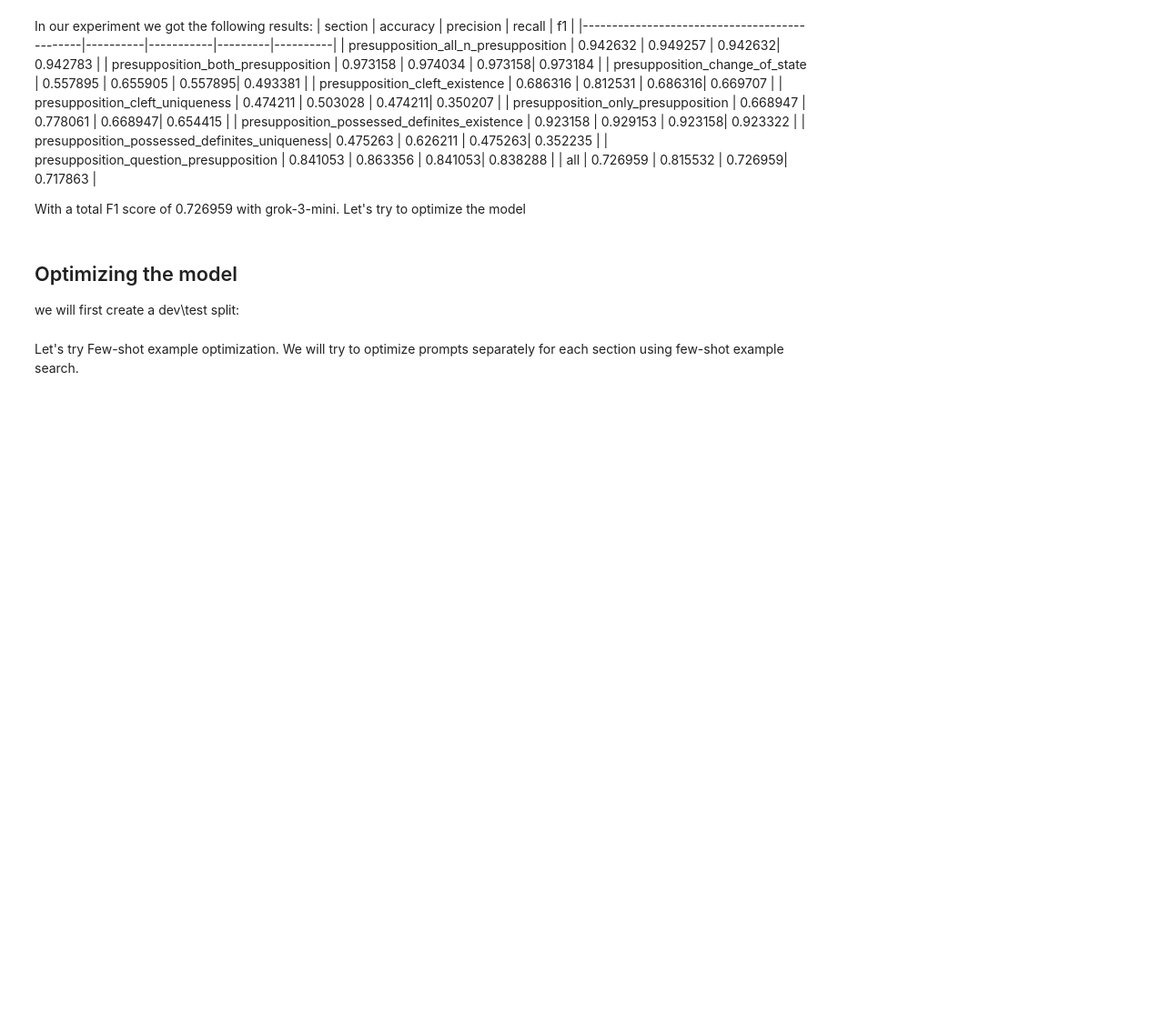
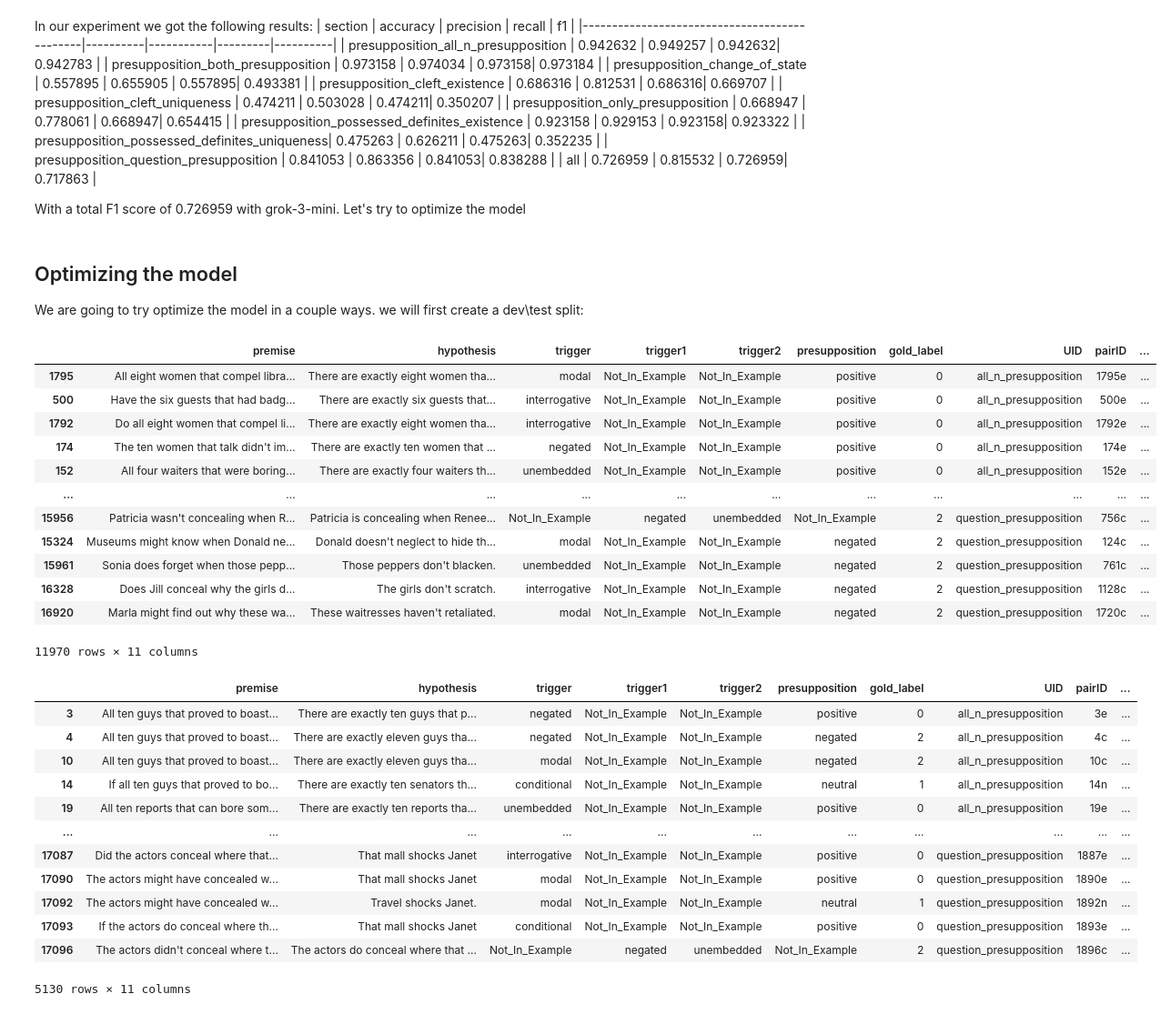
Before and after one commit to lotem1995/nlp-with-llms-2025-hw2, a Jupyter notebook: imppres_llm_baseline.ipynb, the cells around one changed output. Shown: that part at 91% size. Cells and saved outputs as stored; diff of their text form; code cells hidden in the pictures; blank space fills up the shorter version.

```diff
--- a/imppres_llm_baseline.ipynb
+++ b/imppres_llm_baseline.ipynb
@@ -99,16 +161,13 @@ import pandas as pd
 # Convert to DSPy Example objects
 dspy_examples = {}
 for section_name, section in dataset.items():
-    key = next(iter(section.keys()))
-    ds = section[key]
     dspy_examples[section_name] = [
         dspy.Example(
             premise=ex['premise'],
             hypothesis=ex['hypothesis'],
             label=label_names[ex['gold_label']]
         ).with_inputs("premise", "hypothesis")
-        for ex in ds
+        for ex in section
     ]
 
 df = pd.DataFrame(dspy_examples)
-display(df)
@@ -245,4 +318,5 @@ In our experiment we got the following results:
 With a total F1 score of 0.726959 with grok-3-mini. Let's try to optimize the model
 # %% [markdown]
 ## Optimizing the model
+We are going to try optimize the model in a couple ways.
 we will first create a dev\test split:
@@ -249,18 +328,45 @@ we will first create a dev\test split:
 # %%
-import random
+from numpy import random
+rng = random.default_rng(42)
 
-dev_data = {}
-test_data = {}
+def stratified_split(df, frac=0.7):
+    idx_dev = []
+    for (sec, lab), g in df.groupby(["section","gold_label"]):
+        n = int(len(g)*frac)
+        idx = rng.permutation(g.index)
+        idx_dev.extend(idx[:n])
+    dev = df.loc[idx_dev]
+    test = df.drop(idx_dev)
+    return dev, test
 
-for sec, examples in dspy_examples.items():
-    random.shuffle(examples)
-    n = len(examples)
-    split_point = int(0.7 * n)  # e.g., 70% dev, 30% test
-
-    dev_data[sec] = examples[:split_point]
-    test_data[sec] = examples[split_point:]
-display(pd.DataFrame(dev_data))
-display(pd.DataFrame(test_data))
+dev_df, test_df = stratified_split(combined_df)
-# %% [markdown]
-Let's try Few-shot example optimization.
-We will try to optimize prompts separately for each section using few-shot example search.
+# %%
+display(pd.DataFrame(dev_df))
+display(pd.DataFrame(test_df))
+# %% [output]
+|  | premise | hypothesis | trigger | trigger1 | trigger2 | presupposition | gold_label | UID | pairID | ... |
+| 1795 | All eight women that compel libra... | There are exactly eight women tha... | modal | Not_In_Example | Not_In_Example | positive | 0 | all_n_presupposition | 1795e | ... |
+| 500 | Have the six guests that had badg... | There are exactly six guests that... | interrogative | Not_In_Example | Not_In_Example | positive | 0 | all_n_presupposition | 500e | ... |
+| 1792 | Do all eight women that compel li... | There are exactly eight women tha... | interrogative | Not_In_Example | Not_In_Example | positive | 0 | all_n_presupposition | 1792e | ... |
+| 174 | The ten women that talk didn't im... | There are exactly ten women that ... | negated | Not_In_Example | Not_In_Example | positive | 0 | all_n_presupposition | 174e | ... |
+| 152 | All four waiters that were boring... | There are exactly four waiters th... | unembedded | Not_In_Example | Not_In_Example | positive | 0 | all_n_presupposition | 152e | ... |
+| ... | ... | ... | ... | ... | ... | ... | ... | ... | ... | ... |
+| 15956 | Patricia wasn't concealing when R... | Patricia is concealing when Renee... | Not_In_Example | negated | unembedded | Not_In_Example | 2 | question_presupposition | 756c | ... |
+| 15324 | Museums might know when Donald ne... | Donald doesn't neglect to hide th... | modal | Not_In_Example | Not_In_Example | negated | 2 | question_presupposition | 124c | ... |
+| 15961 | Sonia does forget when those pepp... | Those peppers don't blacken. | unembedded | Not_In_Example | Not_In_Example | negated | 2 | question_presupposition | 761c | ... |
+| 16328 | Does Jill conceal why the girls d... | The girls don't scratch. | interrogative | Not_In_Example | Not_In_Example | negated | 2 | question_presupposition | 1128c | ... |
+| 16920 | Marla might find out why these wa... | These waitresses haven't retaliated. | modal | Not_In_Example | Not_In_Example | negated | 2 | question_presupposition | 1720c | ... |
+11970 rows × 11 columns
+|  | premise | hypothesis | trigger | trigger1 | trigger2 | presupposition | gold_label | UID | pairID | ... |
+| 3 | All ten guys that proved to boast... | There are exactly ten guys that p... | negated | Not_In_Example | Not_In_Example | positive | 0 | all_n_presupposition | 3e | ... |
+| 4 | All ten guys that proved to boast... | There are exactly eleven guys tha... | negated | Not_In_Example | Not_In_Example | negated | 2 | all_n_presupposition | 4c | ... |
+| 10 | All ten guys that proved to boast... | There are exactly eleven guys tha... | modal | Not_In_Example | Not_In_Example | negated | 2 | all_n_presupposition | 10c | ... |
+| 14 | If all ten guys that proved to bo... | There are exactly ten senators th... | conditional | Not_In_Example | Not_In_Example | neutral | 1 | all_n_presupposition | 14n | ... |
+| 19 | All ten reports that can bore som... | There are exactly ten reports tha... | unembedded | Not_In_Example | Not_In_Example | positive | 0 | all_n_presupposition | 19e | ... |
+| ... | ... | ... | ... | ... | ... | ... | ... | ... | ... | ... |
+| 17087 | Did the actors conceal where that... | That mall shocks Janet | interrogative | Not_In_Example | Not_In_Example | positive | 0 | question_presupposition | 1887e | ... |
+| 17090 | The actors might have concealed w... | That mall shocks Janet | modal | Not_In_Example | Not_In_Example | positive | 0 | question_presupposition | 1890e | ... |
+| 17092 | The actors might have concealed w... | Travel shocks Janet. | modal | Not_In_Example | Not_In_Example | neutral | 1 | question_presupposition | 1892n | ... |
+| 17093 | If the actors do conceal where th... | That mall shocks Janet | conditional | Not_In_Example | Not_In_Example | positive | 0 | question_presupposition | 1893e | ... |
+| 17096 | The actors didn't conceal where t... | The actors do conceal where that ... | Not_In_Example | negated | unembedded | Not_In_Example | 2 | question_presupposition | 1896c | ... |
+5130 rows × 11 columns
```
Also changed, not shown: parts of 46 cells of this notebook, 2 other files.
